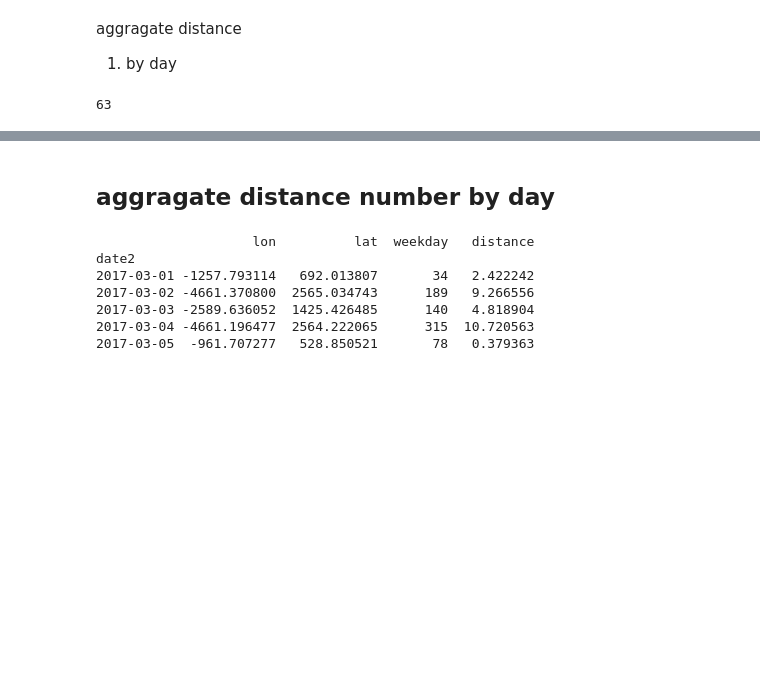
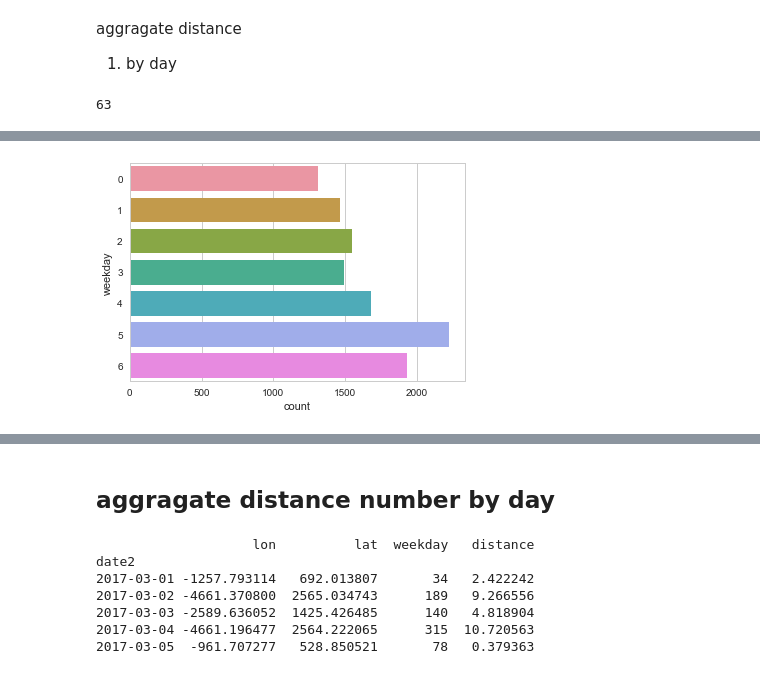
Before and after one commit to avigailvantu/google_timeline, a Jupyter notebook: GoogleTimeline.ipynb, the cells around one changed output, grey strips where cells are left out. Saved outputs shown, nothing was run; the diff lists cells and outputs as text; code cells hidden in the pictures; blank space fills up the shorter version.

```diff
--- a/GoogleTimeline.ipynb
+++ b/GoogleTimeline.ipynb
@@ -492,3 +512,11 @@ Name: date, Length: 223, dtype: int64
+# %%
+#how man data points per day of the week
+#0= monday, 1=tuesday 2=wed, 3=thursday, 4=friday, 5=sat , 6= sunday
+
+sns.countplot(y="weekday", data=df1)
+plt.show()
+# %% [output]
+[figure, added]
 # %%
 
 df1['distance'] = dis
```
Also changed, not shown: parts of 14 cells of this notebook.
